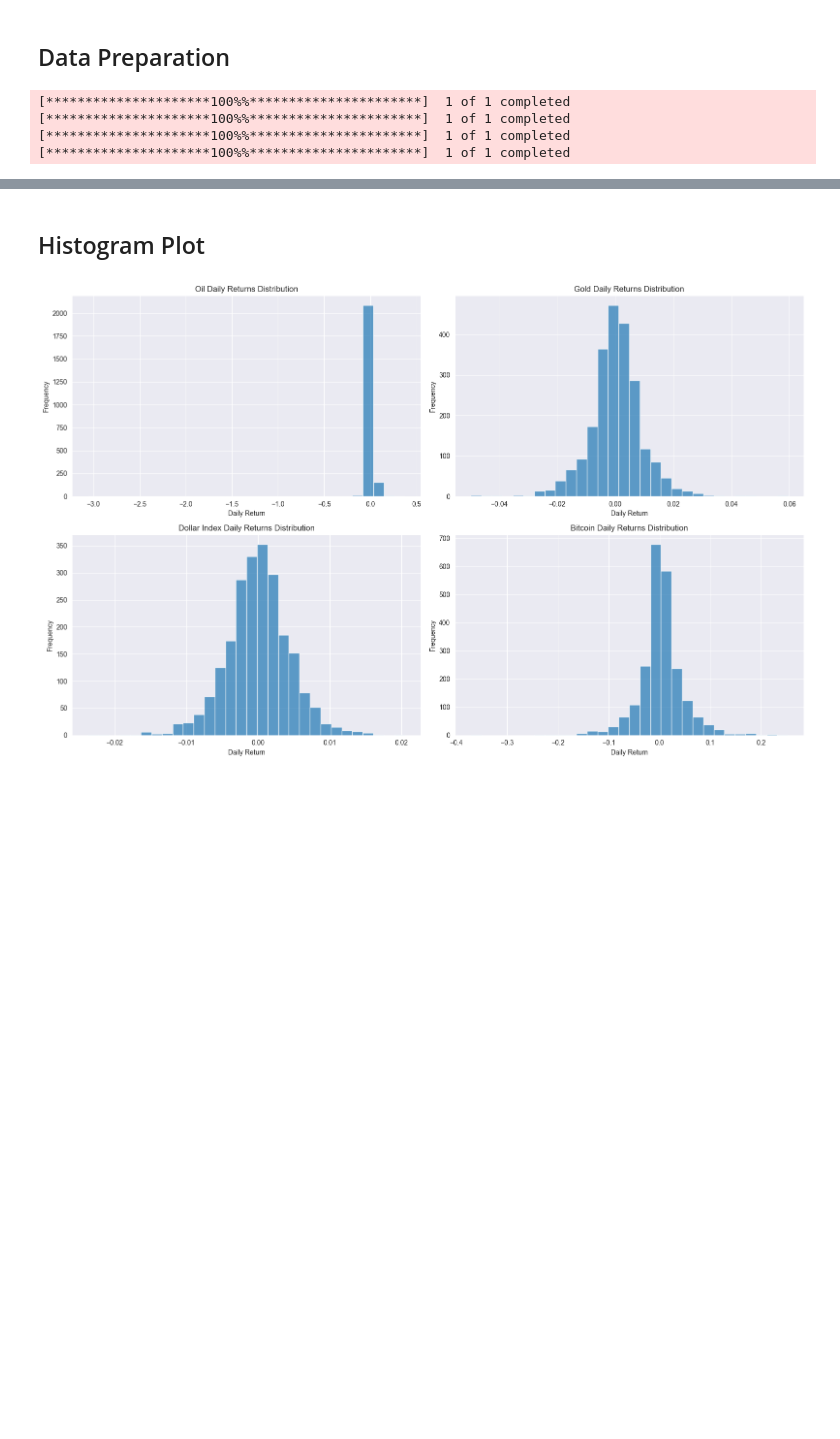
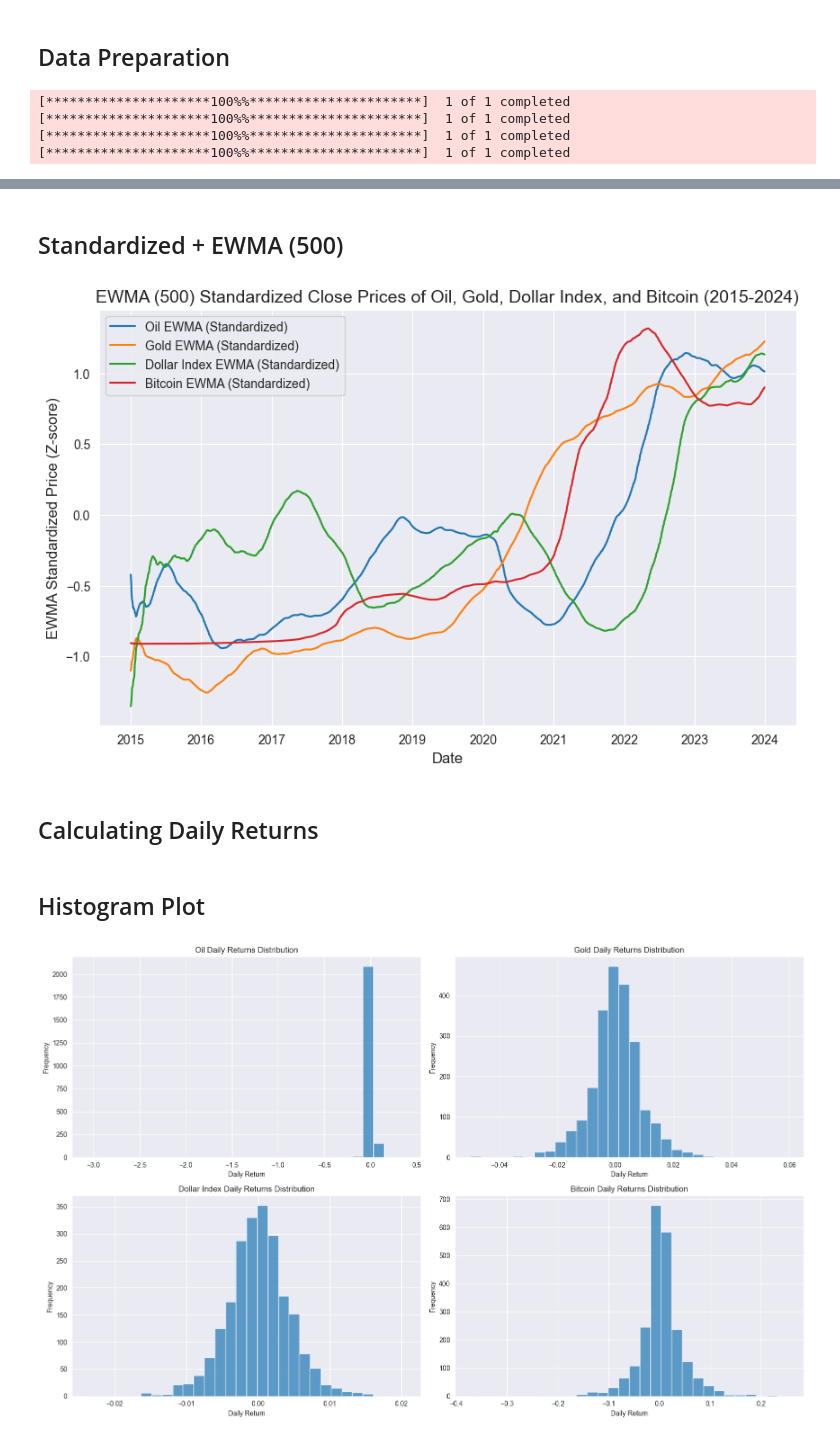
Before and after one commit to ali-bazrkar/investment_comparison_2nd_team, a Jupyter notebook: class_activity.ipynb, the cells around one changed output, grey strips where cells are left out. Cells and saved outputs as stored; diff of their text form; code cells hidden in the pictures; blank space fills up the shorter version.

```diff
--- a/class_activity.ipynb
+++ b/class_activity.ipynb
@@ -56,0 +97,24 @@ returns = data.pct_change().dropna()
+# %% [markdown]
+## Standardized + EWMA (500)
+# %%
+# Apply standardized EWM average
+ewma_standardized_data = standardized_data.ewm(span=500).mean()
+
+# Plot the EWMA of the standardized data
+plt.figure(figsize=(10, 6))
+for asset in tickers.keys():
+    plt.plot(ewma_standardized_data[f'{asset} Price'], label=f'{asset} EWMA (Standardized)')
+
+# Add labels and title
+plt.title('EWMA (500) Standardized Close Prices of Oil, Gold, Dollar Index, and Bitcoin (2015-2024)', fontsize=14)
+plt.xlabel('Date', fontsize=12)
+plt.ylabel('EWMA Standardized Price (Z-score)', fontsize=12)
+plt.legend()
+plt.grid(True)
+
+# Display the plot
+plt.show()
+# %% [output]
+[figure, added]
+# %% [markdown]
+## Calculating Daily Returns
```
Also changed, not shown: parts of 16 cells of this notebook.
